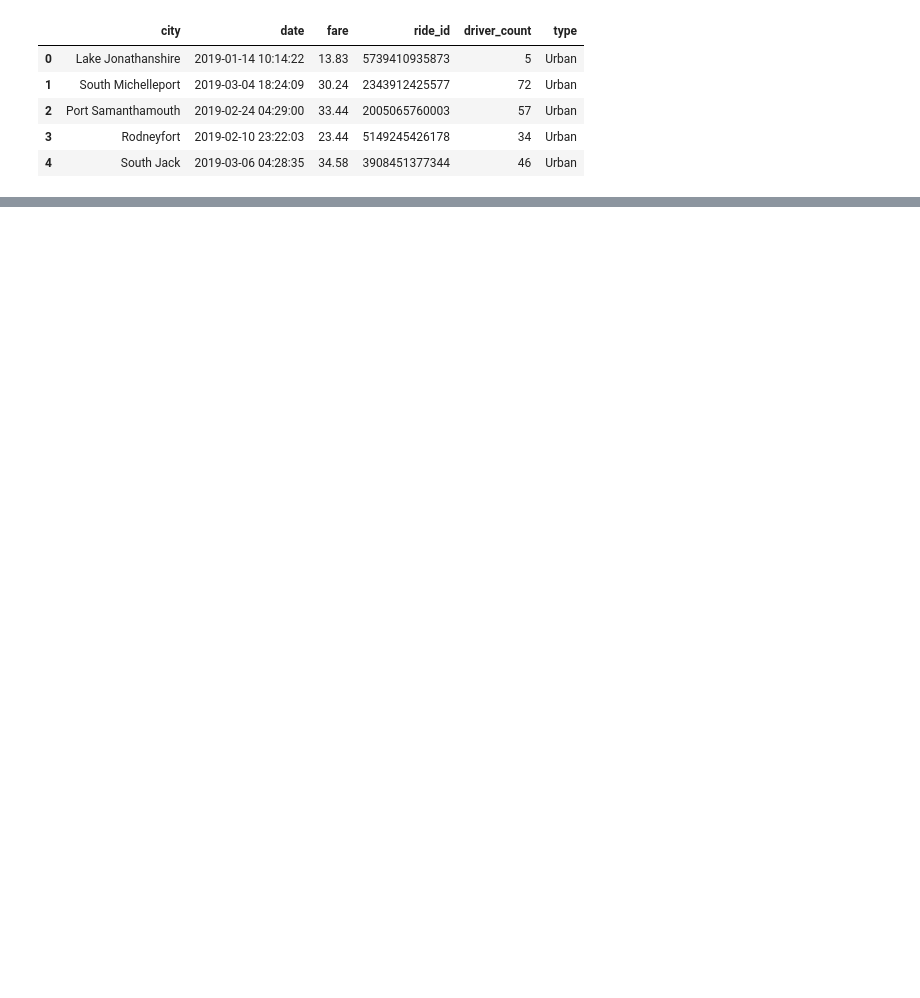
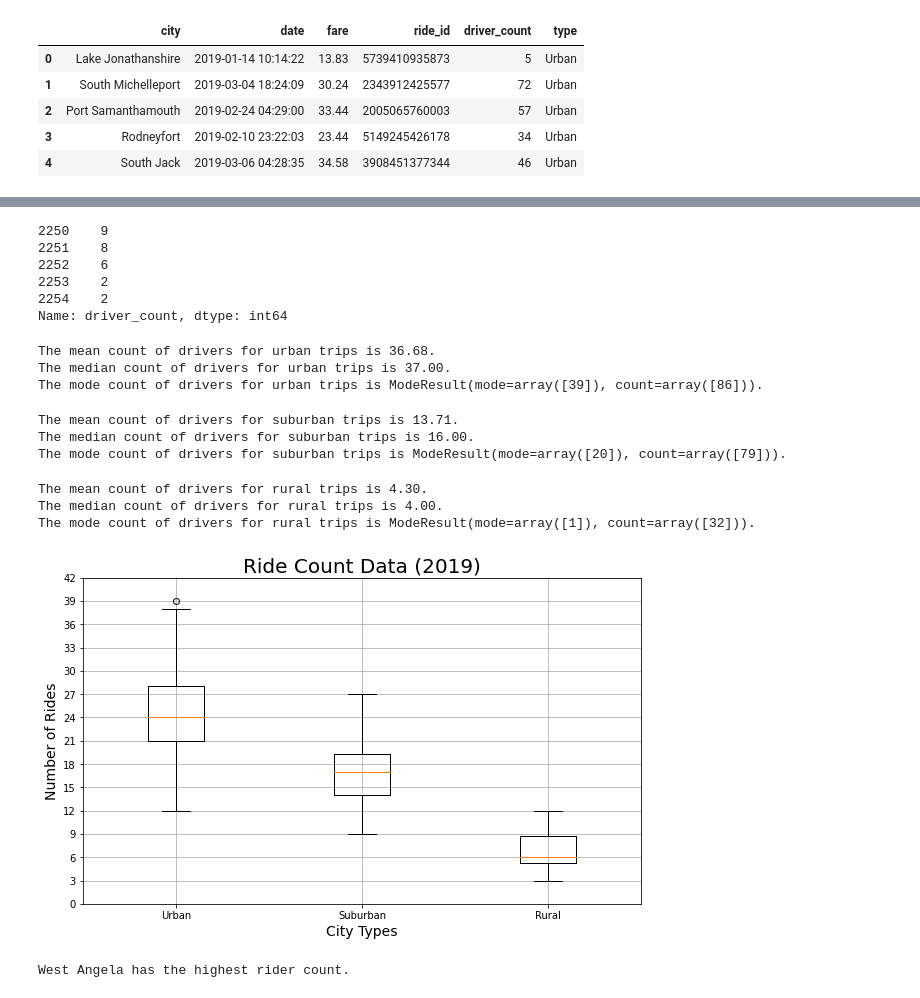
Before and after one commit to corypeacock/PyBer_Analysis, a Jupyter notebook: PyBer.ipynb, the cells around one changed output, grey strips where cells are left out. Drawn from its saved outputs; the diff is of its cells as text; code cells hidden in the pictures; blank space fills up the shorter version.

Commit message:
adding box-whisker plots and figures

```diff
--- a/PyBer.ipynb
+++ b/PyBer.ipynb
@@ -315,0 +563,80 @@ plt.show()
+# %%
+# get driver count for rural cities
+rural_drivers = rural_cities_df['driver_count']
+rural_drivers.head()
+# %% [output]
+2250    9
+2251    8
+2252    6
+2253    2
+2254    2
+Name: driver_count, dtype: int64
+# %%
+# calc measures of central tendency for driver count for urban cities
+mean_urban_drivercount = np.mean(urban_drivers)
+print(f'The mean count of drivers for urban trips is {mean_urban_drivercount:.2f}.')
+
+median_urban_drivercount = np.median(urban_drivers)
+print(f'The median count of drivers for urban trips is {median_urban_drivercount:.2f}.')
+
+mode_urban_drivercount = sts.mode(urban_drivers)
+print(f'The mode count of drivers for urban trips is {mode_urban_drivercount}.')
+# %% [output]
+The mean count of drivers for urban trips is 36.68.
+The median count of drivers for urban trips is 37.00.
+The mode count of drivers for urban trips is ModeResult(mode=array([39]), count=array([86])).
+# %%
+# calc measures of central tendency for driver count for suburban cities
+mean_suburban_drivercount = np.mean(suburban_drivers)
+print(f'The mean count of drivers for suburban trips is {mean_suburban_drivercount:.2f}.')
+
+median_suburban_drivercount = np.median(suburban_drivers)
+print(f'The median count of drivers for suburban trips is {median_suburban_drivercount:.2f}.')
+
+mode_suburban_drivercount = sts.mode(suburban_drivers)
+print(f'The mode count of drivers for suburban trips is {mode_suburban_drivercount}.')
+# %% [output]
+The mean count of drivers for suburban trips is 13.71.
+The median count of drivers for suburban trips is 16.00.
+The mode count of drivers for suburban trips is ModeResult(mode=array([20]), count=array([79])).
+# %%
+# calc measures of central tendency for driver count for rural cities
+mean_rural_drivercount = np.mean(rural_drivers)
+print(f'The mean count of drivers for rural trips is {mean_rural_drivercount:.2f}.')
+
+median_rural_drivercount = np.median(rural_drivers)
+print(f'The median count of drivers for rural trips is {median_rural_drivercount:.2f}.')
+
+mode_rural_drivercount = sts.mode(rural_drivers)
+print(f'The mode count of drivers for rural trips is {mode_rural_drivercount}.')
+# %% [output]
+The mean count of drivers for rural trips is 4.30.
+The median count of drivers for rural trips is 4.00.
+The mode count of drivers for rural trips is ModeResult(mode=array([1]), count=array([32])).
+# %%
+# create box-and-whisker plot for ride count
+x_labels = ['Urban', 'Suburban', 'Rural']
+
+ride_count_data = [urban_ride_count, suburban_ride_count, rural_ride_count]
+fig, ax = plt.subplots(figsize=(10, 6))
+
+ax.boxplot(ride_count_data, labels=x_labels)
+
+# add title, labels, grid
+ax.set_title('Ride Count Data (2019)', fontsize=20)
+ax.set_ylabel('Number of Rides', fontsize=14)
+ax.set_xlabel('City Types', fontsize=14)
+ax.set_yticks(np.arange(0, 45, step=3.0))
+ax.grid()
+
+#save and show the plot
+plt.savefig('analysis/Fig2.png')
+plt.show()
+# %% [output]
+[figure, added]
+# %%
+# get city that matches outlier (39 in urban)
+urban_city_outlier = urban_ride_count[urban_ride_count==39].index[0]
+print(f'{urban_city_outlier} has the highest rider count.')
+# %% [output]
+West Angela has the highest rider count.
```
Also changed, not shown: parts of 58 cells of this notebook, 1 other file.
